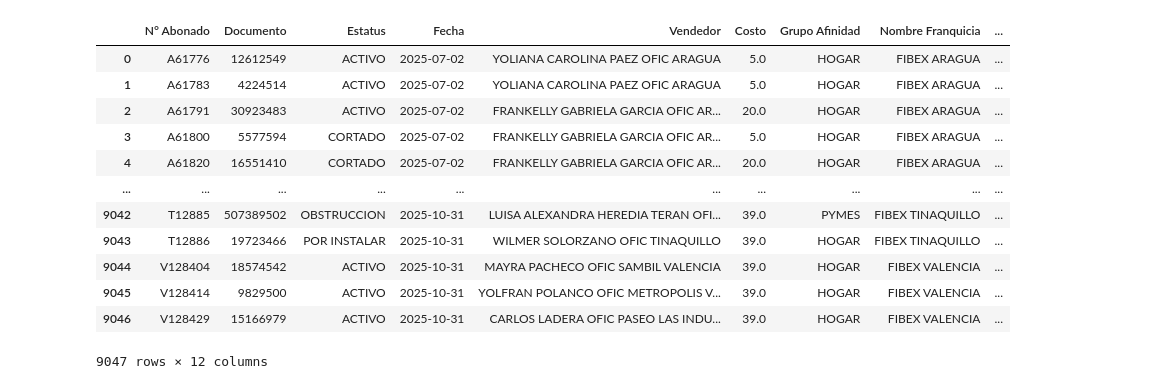
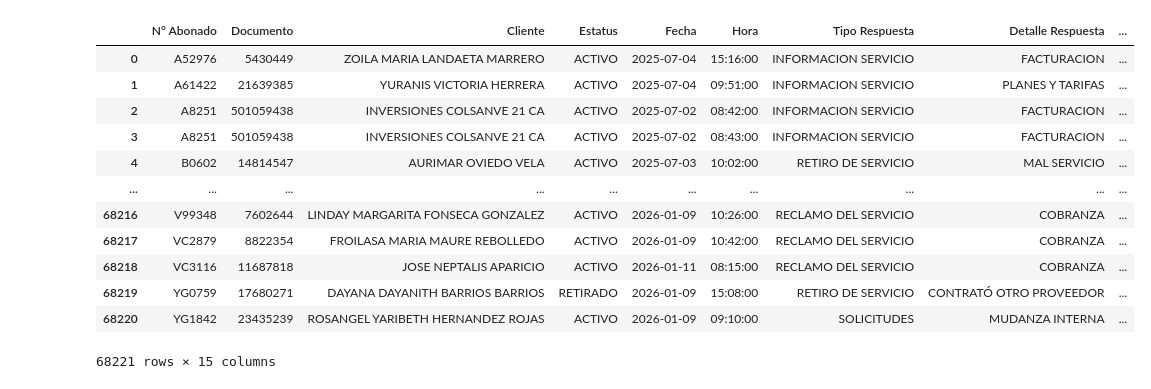
Before and after one commit to Artur030610/Data-Automated-Pipeline-Telecom, a Jupyter notebook: Ver_data.ipynb, the cells around one changed output. Drawn from its saved outputs; the diff is of its cells as text; code cells hidden in the pictures.

```diff
--- a/Ver_data.ipynb
+++ b/Ver_data.ipynb
@@ -48,25 +401,20 @@ display(df_resultado.head(40))
 # %%
 import pandas as pd
 import os
 
-usuario_base= os.path.expanduser("~")
-ruta_gold_output = os.path.join(usuario_base, "Documents", "A-DataStack",
-    "01-Proyectos", "01-Data_PipelinesFibex", "02_Data_Lake",
-    "gold_data", "Ventas_Estatus_Gold.parquet"
-)
-df = pd.read_parquet(ruta_gold_output)
+df = pd.read_parquet(r"C:\Users\josperez\Documents\A-DataStack\01-Proyectos\01-Data_PipelinesFibex\02_Data_Lake\gold_data\Atencion_Cliente_Gold.parquet")
 display(df)
 # %% [output]
-|  | N° Abonado | Documento | Estatus | Fecha | Vendedor | Costo | Grupo Afinidad | Nombre Franquicia | ... |
-| 0 | A61776 | 12612549 | ACTIVO | 2025-07-02 | YOLIANA CAROLINA PAEZ OFIC ARAGUA | 5.0 | HOGAR | FIBEX ARAGUA | ... |
-| 1 | A61783 | 4224514 | ACTIVO | 2025-07-02 | YOLIANA CAROLINA PAEZ OFIC ARAGUA | 5.0 | HOGAR | FIBEX ARAGUA | ... |
-| 2 | A61791 | 30923483 | ACTIVO | 2025-07-02 | FRANKELLY GABRIELA GARCIA OFIC AR... | 20.0 | HOGAR | FIBEX ARAGUA | ... |
-| 3 | A61800 | 5577594 | CORTADO | 2025-07-02 | FRANKELLY GABRIELA GARCIA OFIC AR... | 5.0 | HOGAR | FIBEX ARAGUA | ... |
-| 4 | A61820 | 16551410 | CORTADO | 2025-07-02 | FRANKELLY GABRIELA GARCIA OFIC AR... | 20.0 | HOGAR | FIBEX ARAGUA | ... |
+|  | N° Abonado | Documento | Cliente | Estatus | Fecha | Hora | Tipo Respuesta | Detalle Respuesta | ... |
+| 0 | A52976 | 5430449 | ZOILA MARIA LANDAETA MARRERO | ACTIVO | 2025-07-04 | 15:16:00 | INFORMACION SERVICIO | FACTURACION | ... |
+| 1 | A61422 | 21639385 | YURANIS VICTORIA HERRERA | ACTIVO | 2025-07-04 | 09:51:00 | INFORMACION SERVICIO | PLANES Y TARIFAS | ... |
+| 2 | A8251 | 501059438 | INVERSIONES COLSANVE 21 CA | ACTIVO | 2025-07-02 | 08:42:00 | INFORMACION SERVICIO | FACTURACION | ... |
+| 3 | A8251 | 501059438 | INVERSIONES COLSANVE 21 CA | ACTIVO | 2025-07-02 | 08:43:00 | INFORMACION SERVICIO | FACTURACION | ... |
+| 4 | B0602 | 14814547 | AURIMAR OVIEDO VELA | ACTIVO | 2025-07-03 | 10:02:00 | RETIRO DE SERVICIO | MAL SERVICIO | ... |
 | ... | ... | ... | ... | ... | ... | ... | ... | ... | ... |
-| 9042 | T12885 | 507389502 | OBSTRUCCION | 2025-10-31 | LUISA ALEXANDRA HEREDIA TERAN OFI... | 39.0 | PYMES | FIBEX TINAQUILLO | ... |
-| 9043 | T12886 | 19723466 | POR INSTALAR | 2025-10-31 | WILMER SOLORZANO OFIC TINAQUILLO | 39.0 | HOGAR | FIBEX TINAQUILLO | ... |
-| 9044 | V128404 | 18574542 | ACTIVO | 2025-10-31 | MAYRA PACHECO OFIC SAMBIL VALENCIA | 39.0 | HOGAR | FIBEX VALENCIA | ... |
-| 9045 | V128414 | 9829500 | ACTIVO | 2025-10-31 | YOLFRAN POLANCO OFIC METROPOLIS V... | 39.0 | HOGAR | FIBEX VALENCIA | ... |
-| 9046 | V128429 | 15166979 | ACTIVO | 2025-10-31 | CARLOS LADERA OFIC PASEO LAS INDU... | 39.0 | HOGAR | FIBEX VALENCIA | ... |
+| 68216 | V99348 | 7602644 | LINDAY MARGARITA FONSECA GONZALEZ | ACTIVO | 2026-01-09 | 10:26:00 | RECLAMO DEL SERVICIO | COBRANZA | ... |
+| 68217 | VC2879 | 8822354 | FROILASA MARIA MAURE REBOLLEDO | ACTIVO | 2026-01-09 | 10:42:00 | RECLAMO DEL SERVICIO | COBRANZA | ... |
+| 68218 | VC3116 | 11687818 | JOSE NEPTALIS APARICIO | ACTIVO | 2026-01-11 | 08:15:00 | RECLAMO DEL SERVICIO | COBRANZA | ... |
+| 68219 | YG0759 | 17680271 | DAYANA DAYANITH BARRIOS BARRIOS | RETIRADO | 2026-01-09 | 15:08:00 | RETIRO DE SERVICIO | CONTRATÓ OTRO PROVEEDOR | ... |
+| 68220 | YG1842 | 23435239 | ROSANGEL YARIBETH HERNANDEZ ROJAS | ACTIVO | 2026-01-09 | 09:10:00 | SOLICITUDES | MUDANZA INTERNA | ... |
-9047 rows × 12 columns
+68221 rows × 15 columns
```
Also changed, not shown: parts of 19 cells of this notebook, 9 other files.
